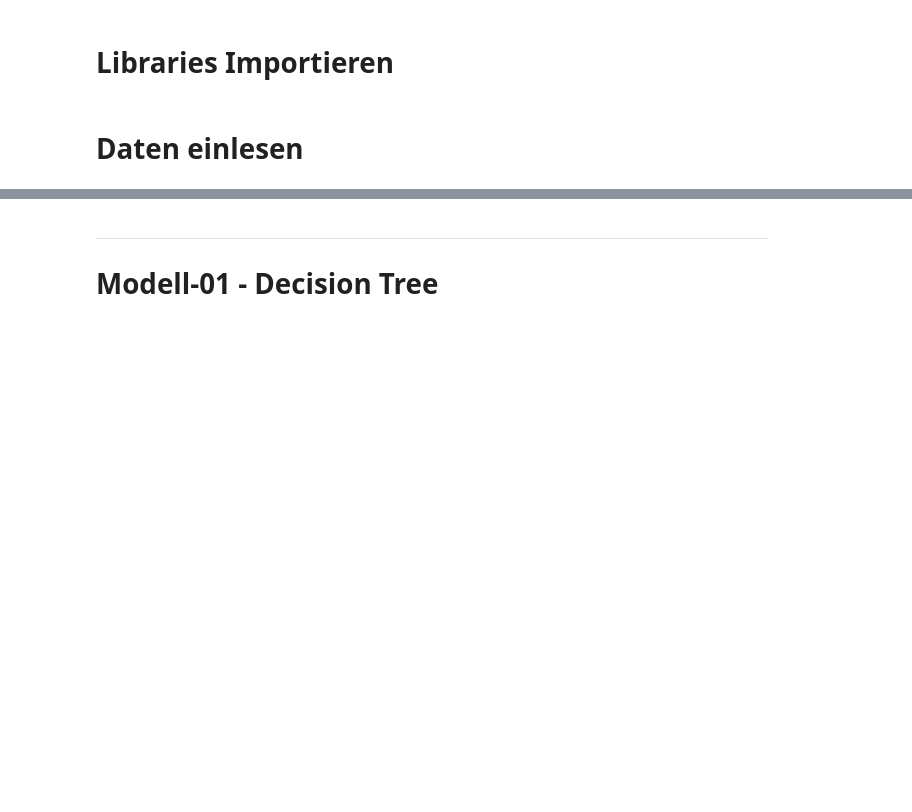
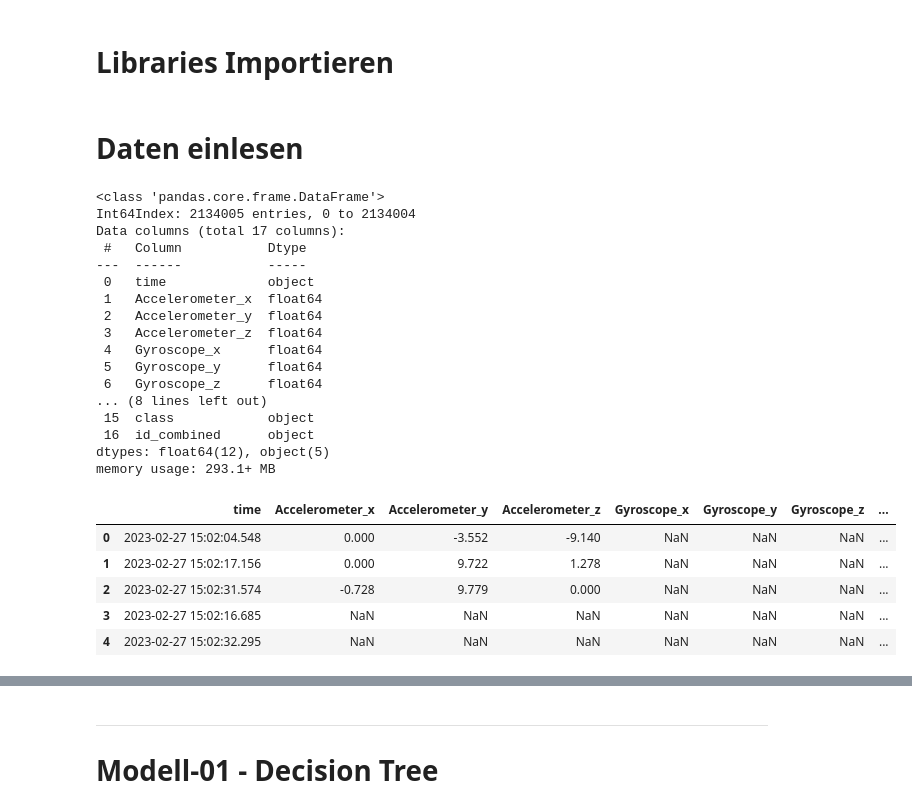
Before and after one commit to CDL1-Sensor/Sensor-Klassifikation-ohne-Deep-Learning, a Jupyter notebook: ML-Modelle.ipynb, the cells around one changed output, grey strips where cells are left out. Cells and saved outputs as stored; diff of their text form; code cells hidden in the pictures; blank space fills up the shorter version.

```diff
--- a/ML-Modelle.ipynb
+++ b/ML-Modelle.ipynb
@@ -25,0 +40,35 @@ Hier in diesem Notebook erstellen wir unsere Machine Learning Modelle.
+# %%
+# CODE
+
+# File: Alle_Messungen.csv (Raw Data) einlesen
+raw_unprocessed_data = pd.read_csv("..\Sensor_Data-Wrangling-und-EDA\Alle_Messungen.csv", index_col=0)
+
+# get information about raw_unprocessed_data
+raw_unprocessed_data.info()
+
+# display head
+raw_unprocessed_data.head()
+# %% [output]
+<class 'pandas.core.frame.DataFrame'>
+Int64Index: 2134005 entries, 0 to 2134004
+Data columns (total 17 columns):
+ #   Column           Dtype
+---  ------           -----
+ 0   time             object
+ 1   Accelerometer_x  float64
+ 2   Accelerometer_y  float64
+ 3   Accelerometer_z  float64
+ 4   Gyroscope_x      float64
+ 5   Gyroscope_y      float64
+ 6   Gyroscope_z      float64
+... (8 lines left out)
+ 15  class            object
+ 16  id_combined      object
+dtypes: float64(12), object(5)
+memory usage: 293.1+ MB
+|  | time | Accelerometer_x | Accelerometer_y | Accelerometer_z | Gyroscope_x | Gyroscope_y | Gyroscope_z | ... |
+| 0 | 2023-02-27 15:02:04.548 | 0.000 | -3.552 | -9.140 | NaN | NaN | NaN | ... |
+| 1 | 2023-02-27 15:02:17.156 | 0.000 | 9.722 | 1.278 | NaN | NaN | NaN | ... |
+| 2 | 2023-02-27 15:02:31.574 | -0.728 | 9.779 | 0.000 | NaN | NaN | NaN | ... |
+| 3 | 2023-02-27 15:02:16.685 | NaN | NaN | NaN | NaN | NaN | NaN | ... |
+| 4 | 2023-02-27 15:02:32.295 | NaN | NaN | NaN | NaN | NaN | NaN | ... |
```
Also changed, not shown: parts of 8 cells of this notebook.
